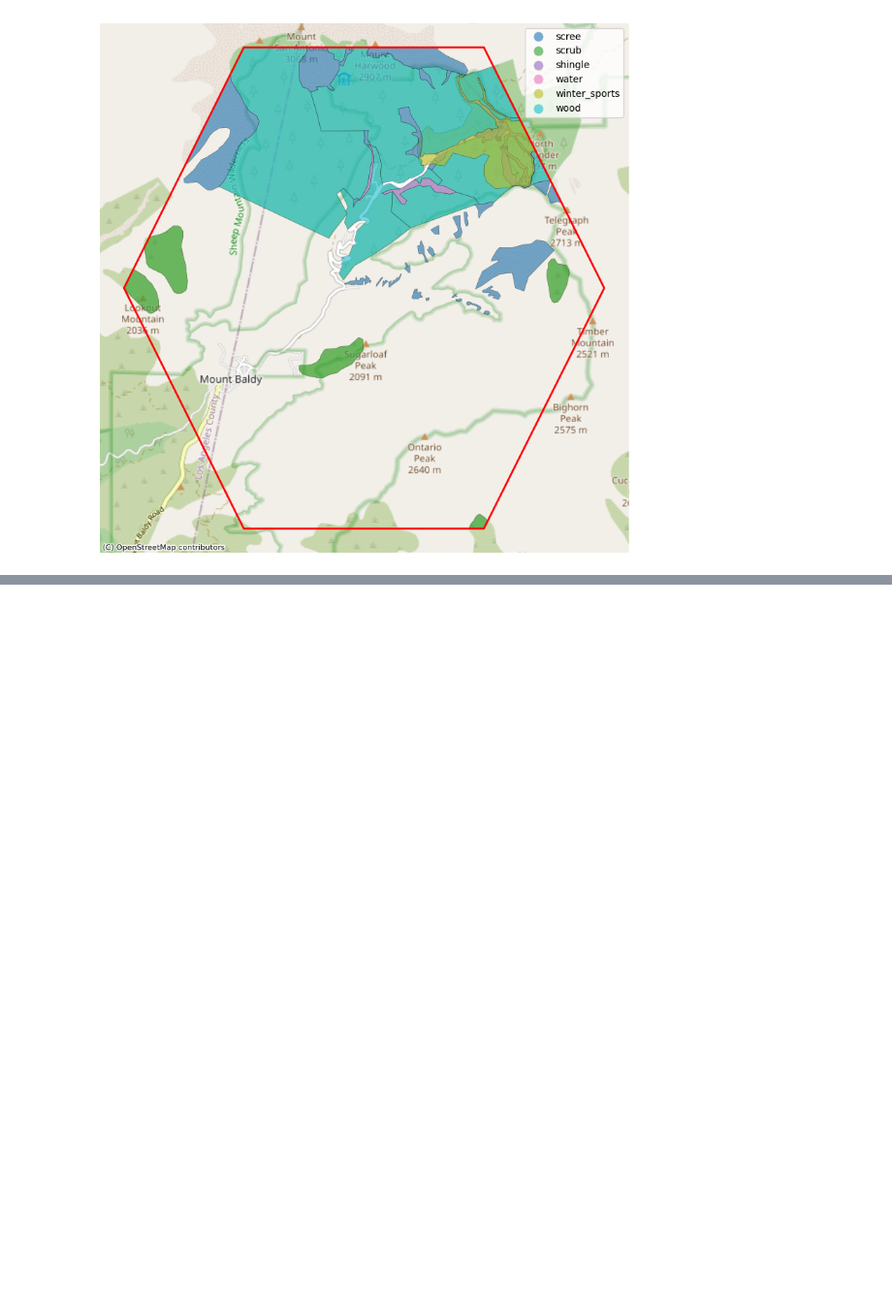
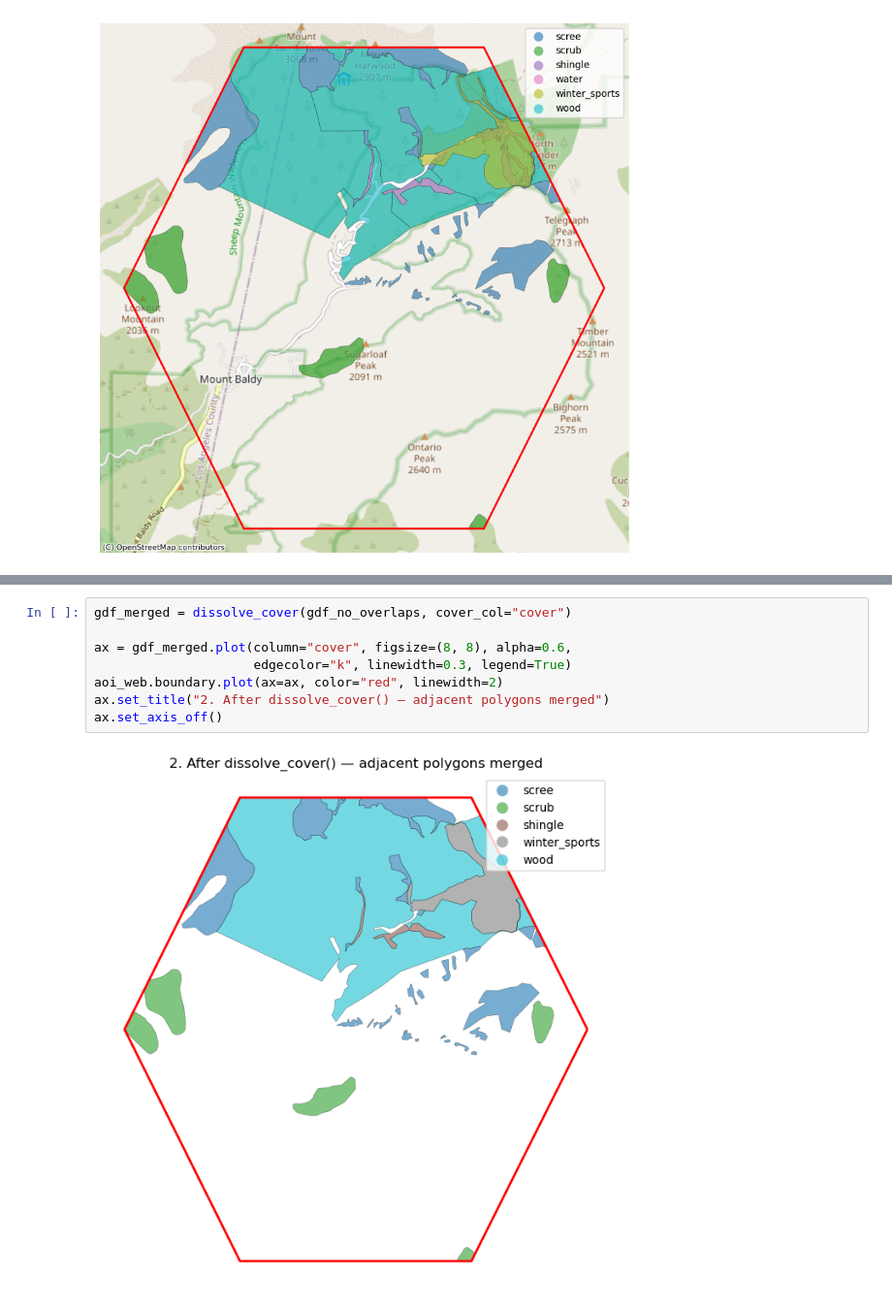
Before and after one commit to taby1/TouchTerrain_with_Landcover, a Jupyter notebook: landcover_osm test.ipynb, the cells around one changed output, grey strips where cells are left out. Shown at 97% size. Drawn from its saved outputs; the diff is of its cells as text; blank space fills up the shorter version.

```diff
--- a/landcover_osm test.ipynb
+++ b/landcover_osm test.ipynb
@@ -397,0 +506,10 @@ gdf_smooth.plot(column="cover", figsize=(8, 8), legend=True, alpha=0.6, edgecolo
+# %%
+gdf_merged = dissolve_cover(gdf_no_overlaps, cover_col="cover")
+
+ax = gdf_merged.plot(column="cover", figsize=(8, 8), alpha=0.6,
+                     edgecolor="k", linewidth=0.3, legend=True)
+aoi_web.boundary.plot(ax=ax, color="red", linewidth=2)
+ax.set_title("2. After dissolve_cover() — adjacent polygons merged")
+ax.set_axis_off()
+# %% [output]
+[figure, added]
```
Also changed, not shown: parts of 6 cells of this notebook, 1 other file.
